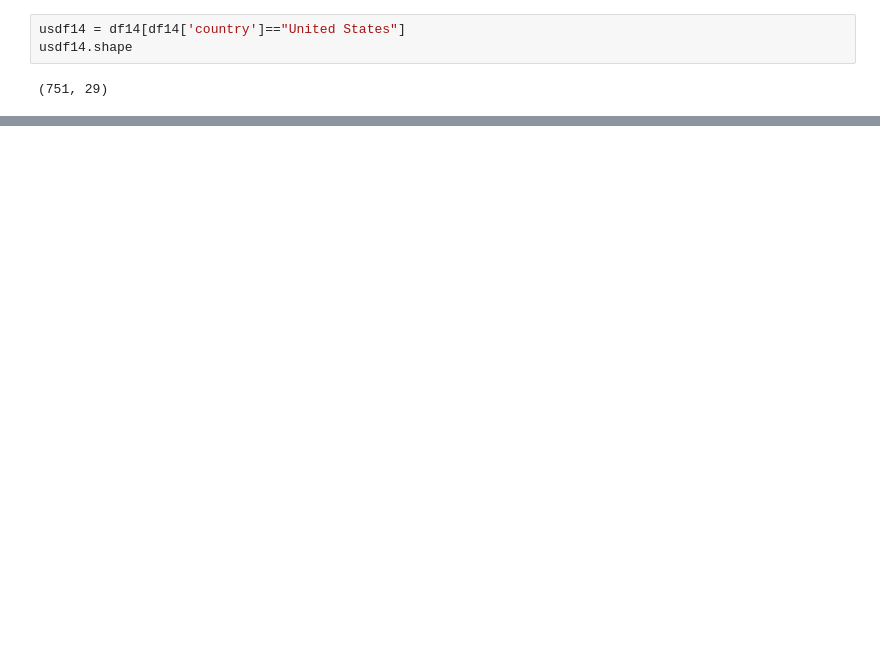
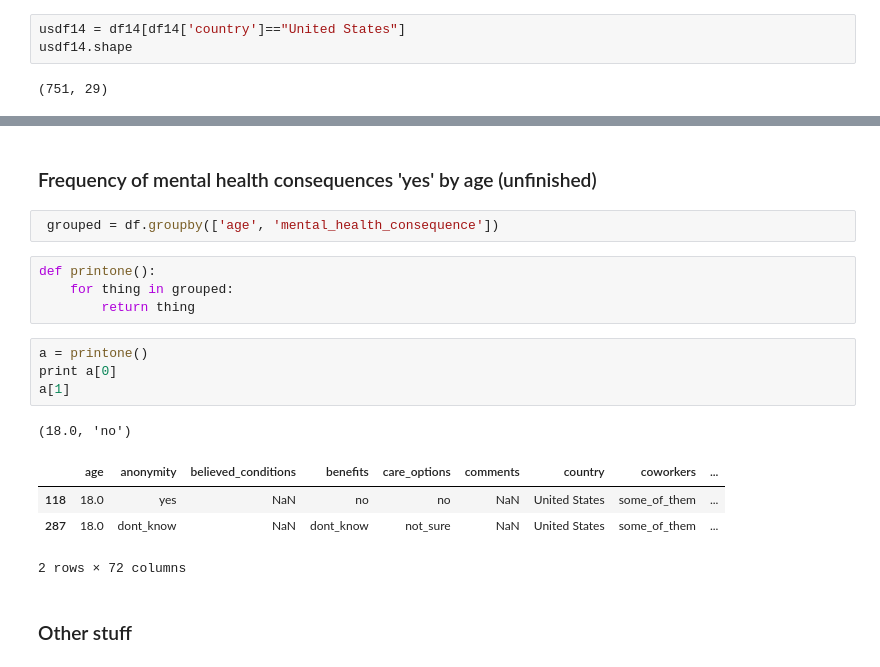
Before and after one commit to bgveenstra/ds-sf-32-brianna, a Jupyter notebook: mental-health-in-tech/us-mental-health-tech.ipynb, the cells around one changed output, grey strips where cells are left out. Saved outputs shown, nothing was run; the diff lists cells and outputs as text; blank space fills up the shorter version.

```diff
--- a/mental-health-in-tech/us-mental-health-tech.ipynb
+++ b/mental-health-in-tech/us-mental-health-tech.ipynb
@@ -147,0 +222,20 @@ dtype: int64
+# %% [markdown]
+### Frequency of mental health consequences 'yes' by age (unfinished)
+# %%
+ grouped = df.groupby(['age', 'mental_health_consequence'])
+# %%
+def printone():
+    for thing in grouped:
+        return thing
+# %%
+a = printone()
+print a[0]
+a[1]
+# %% [output]
+(18.0, 'no')
+|  | age | anonymity | believed_conditions | benefits | care_options | comments | country | coworkers | ... |
+| 118 | 18.0 | yes | NaN | no | no | NaN | United States | some_of_them | ... |
+| 287 | 18.0 | dont_know | NaN | dont_know | not_sure | NaN | United States | some_of_them | ... |
+2 rows × 72 columns
+# %% [markdown]
+### Other stuff
```
Also changed, not shown: parts of 30 cells of this notebook, 4 other files.
